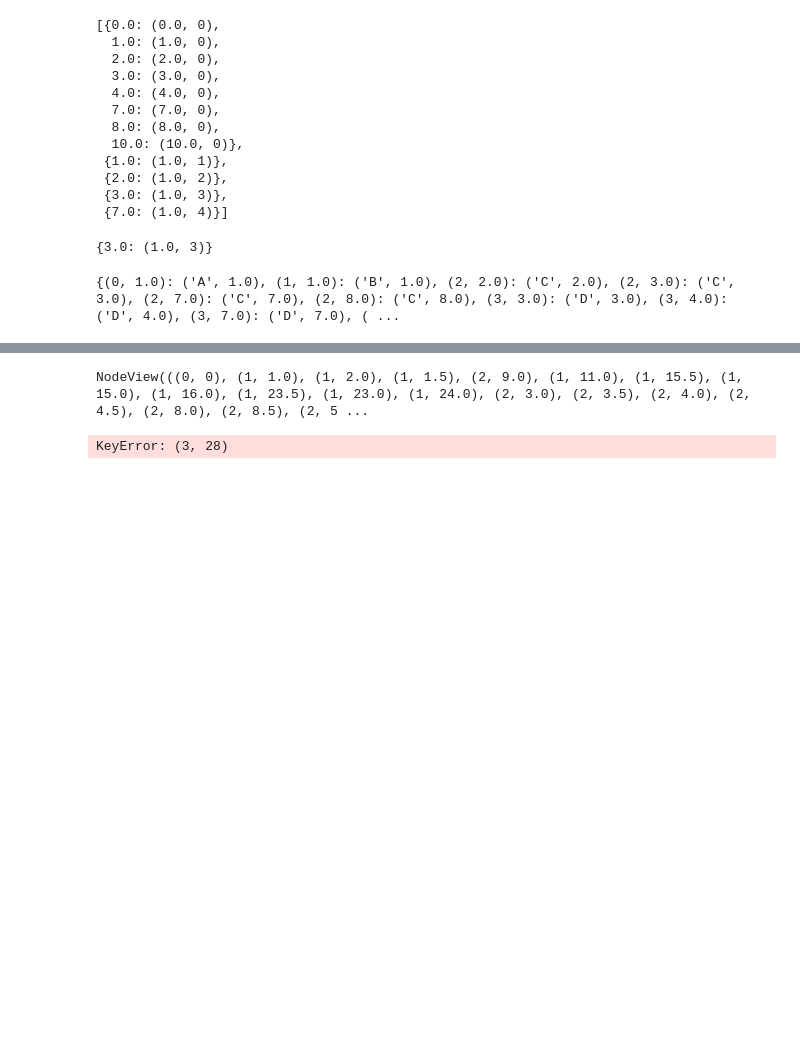
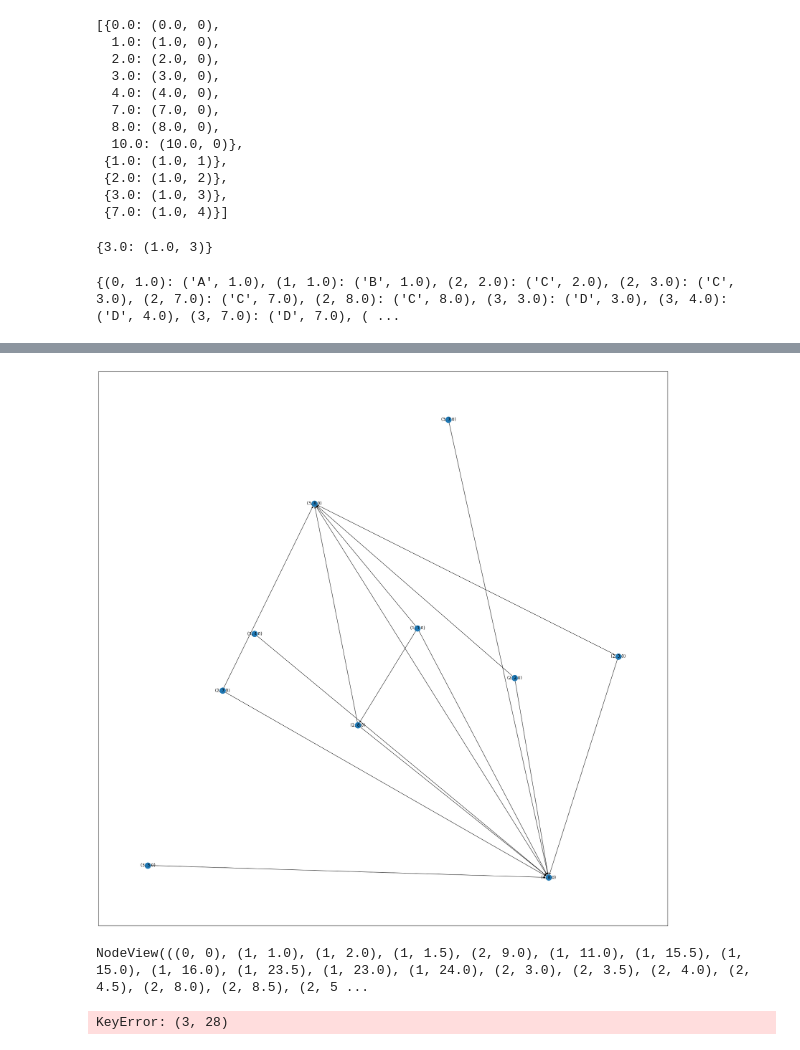
Before and after one commit to busyweaver/Straph, a Jupyter notebook: docs/notebooks/temporal_meta_contin.ipynb, the cells around one changed output, grey strips where cells are left out. Drawn from its saved outputs; the diff is of its cells as text; code cells hidden in the pictures; blank space fills up the shorter version.

```diff
--- a/docs/notebooks/temporal_meta_contin.ipynb
+++ b/docs/notebooks/temporal_meta_contin.ipynb
@@ -253,3 +229,11 @@ GG[27.5,28][(1,24.0)][(2,28.0)]
+# %%
+NG = nouveau.transitive_closure_dag(GG[7,8])
+# %%
+import networkx as nx
+fig, ax = plt.subplots(figsize=(30,30))
+nx.draw_networkx(NG,arrows=True,width = 1,ax = ax)
+# %% [output]
+[figure, added]
 # %%
 #verifier que c'est dans l'ordre
 Gp.nodes()
```
Also changed, not shown: parts of 12 cells of this notebook, 1 other file.
